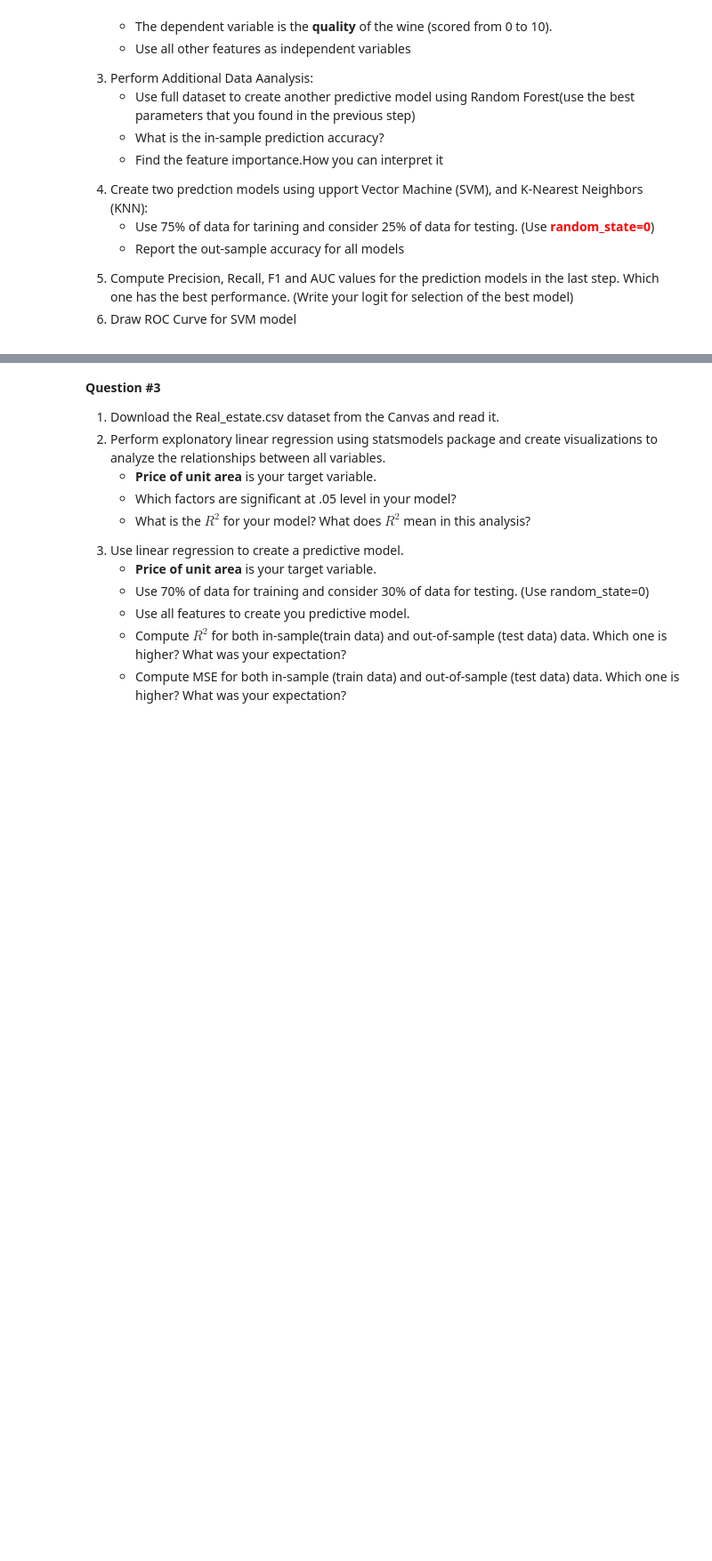
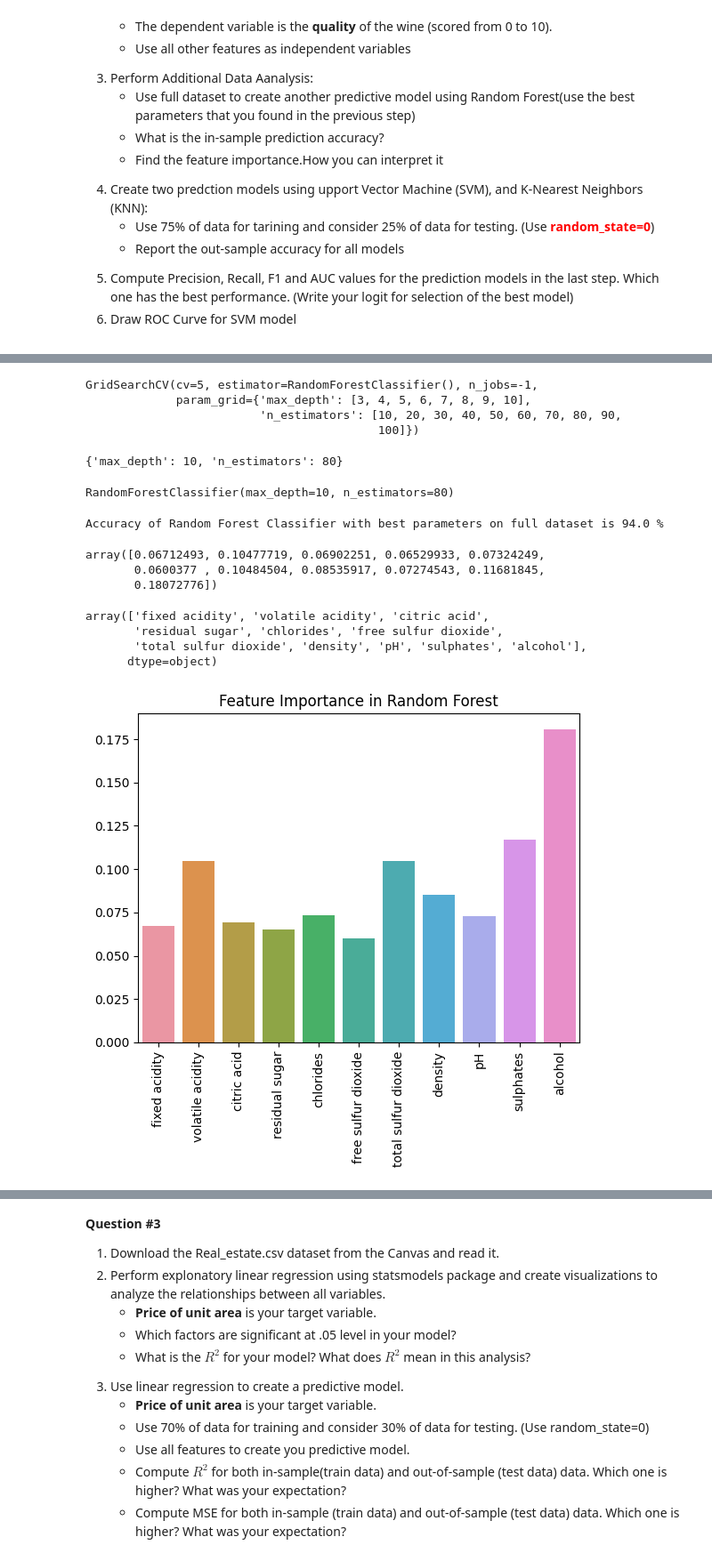
Before and after one commit to Sachin-Sarathe/ABI-Assignment, a Jupyter notebook: vineeth/Assignment#2.ipynb, the cells around one changed output, grey strips where cells are left out. Shown at 89% size. Saved outputs shown, nothing was run; the diff lists cells and outputs as text; code cells hidden in the pictures; blank space fills up the shorter version.

```diff
--- a/vineeth/Assignment#2.ipynb
+++ b/vineeth/Assignment#2.ipynb
@@ -151,4 +169,33 @@ plt.show()
+# %%
+X = df_wine.drop("quality",axis=1)
+y = df_wine['quality']
+# %%
+sc = StandardScaler()
+for i in X.columns:
+    X[[i]] = sc.fit_transform(X[[i]])
 # %%
 # Write your answer here (part2)
+X_train,X_test,y_train,y_test = train_test_split(X,y,test_size=0.25,random_state=0)
+hyperparameters = {
+    "n_estimators" : [10,20,30,40,50,60,70,80,90,100],
+    "max_depth" : [3,4,5,6,7,8,9,10]
+}
+
+clf_rfc = GridSearchCV(RandomForestClassifier(),param_grid=hyperparameters,cv=5,n_jobs=-1)
+clf_rfc.fit(X_train,y_train)
+# %% [output]
+GridSearchCV(cv=5, estimator=RandomForestClassifier(), n_jobs=-1,
+             param_grid={'max_depth': [3, 4, 5, 6, 7, 8, 9, 10],
+                         'n_estimators': [10, 20, 30, 40, 50, 60, 70, 80, 90,
+                                          100]})
+# %%
+clf_rfc.best_params_
+# %% [output]
+{'max_depth': 10, 'n_estimators': 80}
 # %%
 # Write your answer here (part3)
+rfc_best = RandomForestClassifier(max_depth=int(clf_rfc.best_params_['max_depth']),
+                                  n_estimators=int(clf_rfc.best_params_['n_estimators']))
+rfc_best.fit(X,y)
+# %% [output]
+RandomForestClassifier(max_depth=10, n_estimators=80)
@@ -155,2 +204,26 @@ plt.show()
+# %%
+accuracy_rfc_best = np.round(accuracy_score(y_pred_rfc_best,y),2)
+print(f"Accuracy of Random Forest Classifier with best parameters on full dataset is {accuracy_rfc_best*100} %")
+# %% [output]
+Accuracy of Random Forest Classifier with best parameters on full dataset is 94.0 %
 # %%
-# Write your answer here (part4)
+
+rfc_best.feature_importances_
+# %% [output]
+array([0.06712493, 0.10477719, 0.06902251, 0.06529933, 0.07324249,
+       0.0600377 , 0.10484504, 0.08535917, 0.07274543, 0.11681845,
+       0.18072776])
+# %%
+rfc_best.feature_names_in_
+# %% [output]
+array(['fixed acidity', 'volatile acidity', 'citric acid',
+       'residual sugar', 'chlorides', 'free sulfur dioxide',
+       'total sulfur dioxide', 'density', 'pH', 'sulphates', 'alcohol'],
+      dtype=object)
+# %%
+sns.barplot(x=list(rfc_best.feature_names_in_),y=list(rfc_best.feature_importances_))
+plt.title("Feature Importance in Random Forest")
+plt.xticks(rotation=90)
+plt.show()
+# %% [output]
+[figure, added]
```
Also changed, not shown: parts of 29 cells of this notebook, 1 other file.
